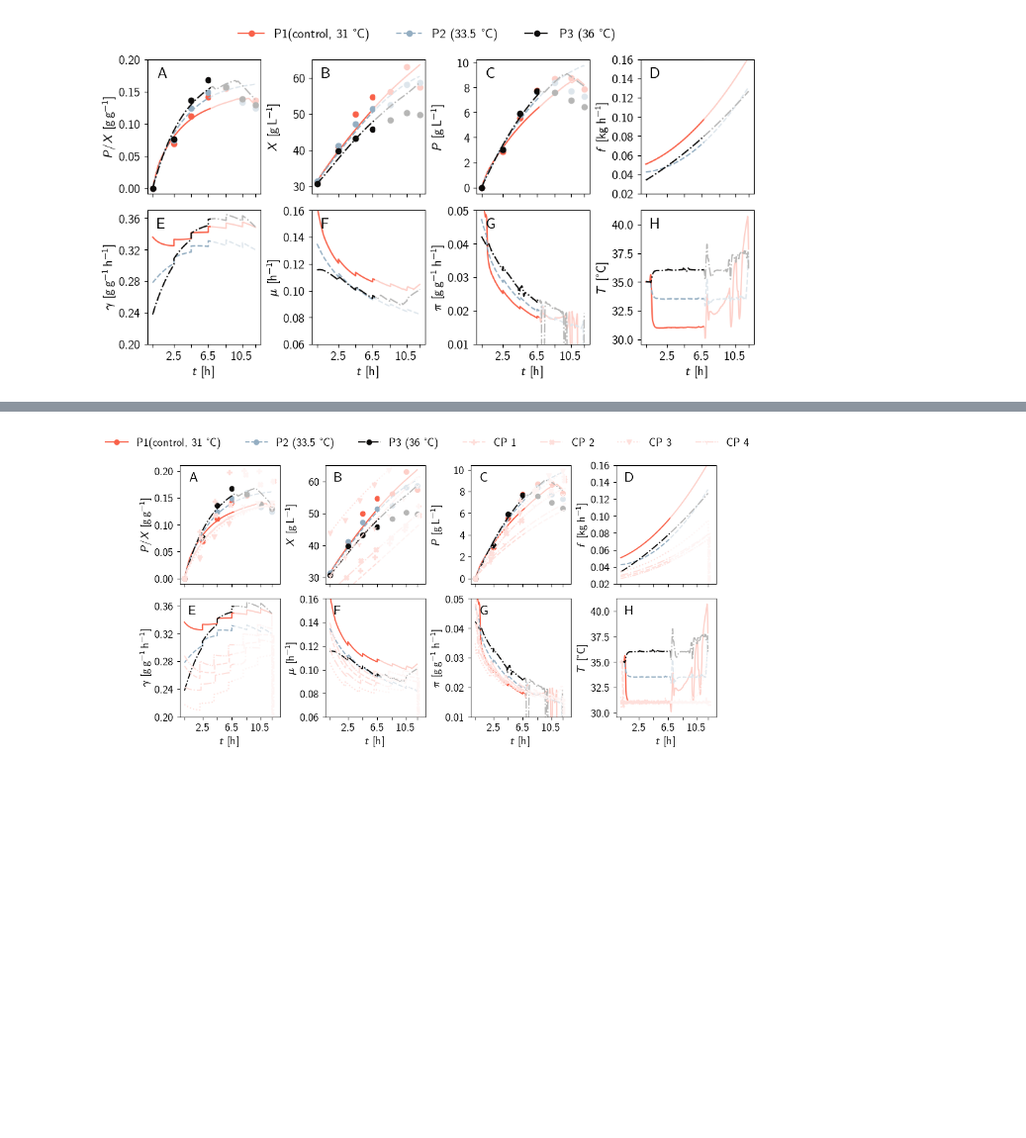
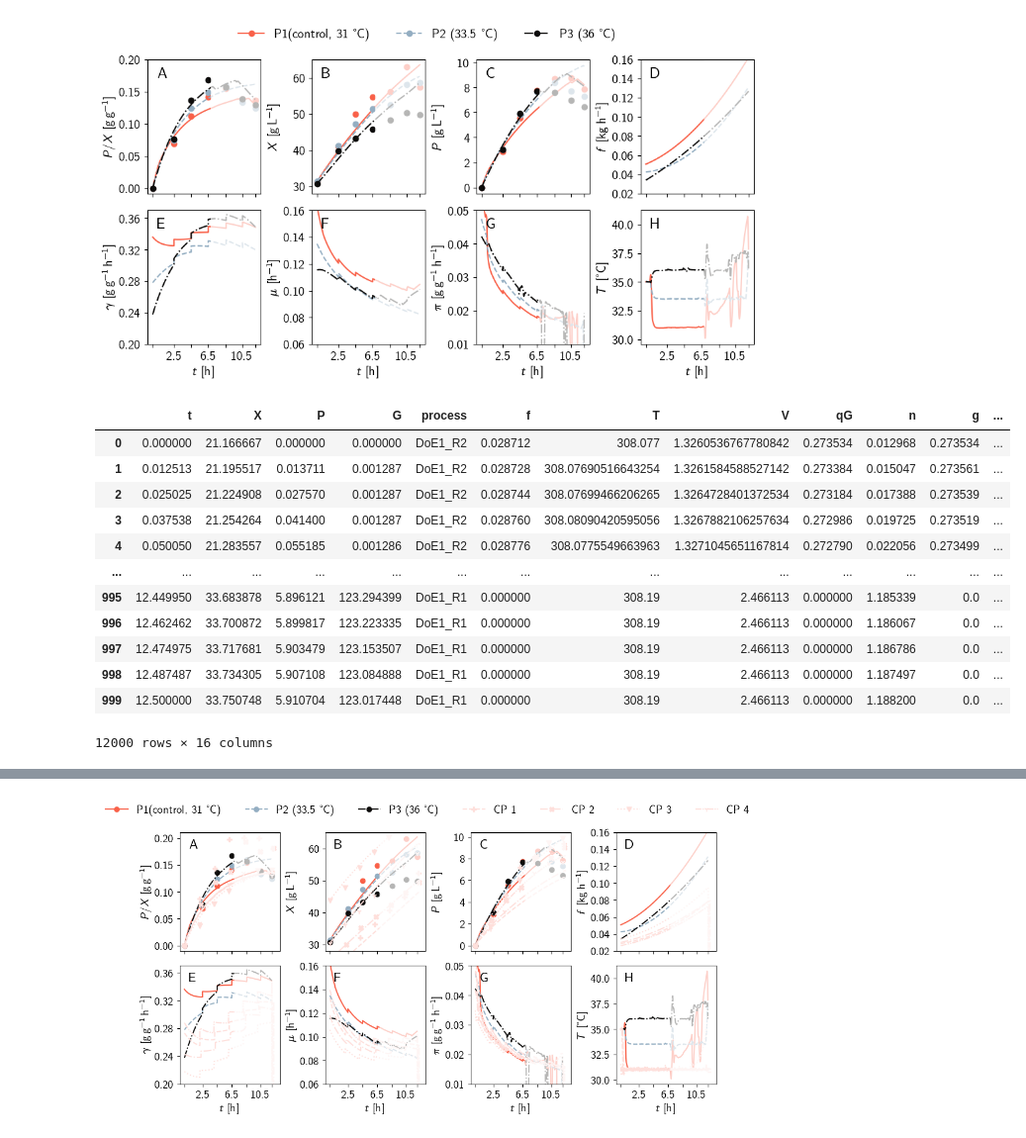
Before and after one commit to gschloegel/OptFed, a Jupyter notebook: code/04_validation.ipynb, the cells around one changed output, grey strips where cells are left out. Shown at 99% size. Drawn from its saved outputs; the diff is of its cells as text; code cells hidden in the pictures; blank space fills up the shorter version.

```diff
--- a/code/04_validation.ipynb
+++ b/code/04_validation.ipynb
@@ -461,30 +461,46 @@ df.columns = ["t", "X", "P", "G", "process"]
 df["f"] = [f_spline[p].f(t) for p, t in zip(df.process, df.t)]
 df["T"] = [f_spline[p].T(t) for p, t in zip(df.process, df.t)]
 df["V"] = [f_spline[p].V(t) for p, t in zip(df.process, df.t)]
 df["qG"] = [
     f_spline[p].f(t) * f_spline[p].c_feed(t) / (X * V)
     for p, t, X, V in zip(df.process, df.t, df.X, df.V)
 ]
 df["n"] = [
     np.log2(X * V / (f_spline[p].X(0) * f_spline[p].V(0)))
     for X, V, p in zip(df.X, df.V, df.process)
 ]
 df["g"] = (
     df.f
     / df.V
     * np.array([f_spline[p].c_feed(t) for p, t in zip(df.process, df.t)])
     / (df.X - df.P)
 )
 df["gm"] = [
     f_gm(g, 0, n, P, X, T) for g, n, P, X, T in zip(df.g, df.n, df.P, df.X, df["T"])
 ]
 df["gP"] = [
     f_gP(g, gm, 0, n, P, X, T)
     for g, gm, n, P, X, T in zip(df.g, df.gm, df.n, df.P, df.X, df["T"])
 ]
 df["qP"] = df.gP * Y_PG * (1 - df.P / df.X)
 df["g_mu"] = df.g - df.gm - df.gP
 df["mu"] = (df.g_mu * Y_XG + df.gP * Y_PG) * (1 - df.P / df.X)
 dfs_CP = dict()
 for x in center_points:
     dfs_CP[x] = df[df.process == x].copy()
+
+df
+# %% [output]
+|  | t | X | P | G | process | f | T | V | qG | n | g | ... |
+| 0 | 0.000000 | 21.166667 | 0.000000 | 0.000000 | DoE1_R2 | 0.028712 | 308.077 | 1.3260536767780842 | 0.273534 | 0.012968 | 0.273534 | ... |
+| 1 | 0.012513 | 21.195517 | 0.013711 | 0.001287 | DoE1_R2 | 0.028728 | 308.07690516643254 | 1.3261584588527142 | 0.273384 | 0.015047 | 0.273561 | ... |
+| 2 | 0.025025 | 21.224908 | 0.027570 | 0.001287 | DoE1_R2 | 0.028744 | 308.07699466206265 | 1.3264728401372534 | 0.273184 | 0.017388 | 0.273539 | ... |
+| 3 | 0.037538 | 21.254264 | 0.041400 | 0.001287 | DoE1_R2 | 0.028760 | 308.08090420595056 | 1.3267882106257634 | 0.272986 | 0.019725 | 0.273519 | ... |
+| 4 | 0.050050 | 21.283557 | 0.055185 | 0.001286 | DoE1_R2 | 0.028776 | 308.0775549663963 | 1.3271045651167814 | 0.272790 | 0.022056 | 0.273499 | ... |
+| ... | ... | ... | ... | ... | ... | ... | ... | ... | ... | ... | ... | ... |
+| 995 | 12.449950 | 33.683878 | 5.896121 | 123.294399 | DoE1_R1 | 0.000000 | 308.19 | 2.466113 | 0.000000 | 1.185339 | 0.0 | ... |
+| 996 | 12.462462 | 33.700872 | 5.899817 | 123.223335 | DoE1_R1 | 0.000000 | 308.19 | 2.466113 | 0.000000 | 1.186067 | 0.0 | ... |
+| 997 | 12.474975 | 33.717681 | 5.903479 | 123.153507 | DoE1_R1 | 0.000000 | 308.19 | 2.466113 | 0.000000 | 1.186786 | 0.0 | ... |
+| 998 | 12.487487 | 33.734305 | 5.907108 | 123.084888 | DoE1_R1 | 0.000000 | 308.19 | 2.466113 | 0.000000 | 1.187497 | 0.0 | ... |
+| 999 | 12.500000 | 33.750748 | 5.910704 | 123.017448 | DoE1_R1 | 0.000000 | 308.19 | 2.466113 | 0.000000 | 1.188200 | 0.0 | ... |
+12000 rows × 16 columns
```
Also changed, not shown: parts of 9 cells of this notebook, 10 other files.
